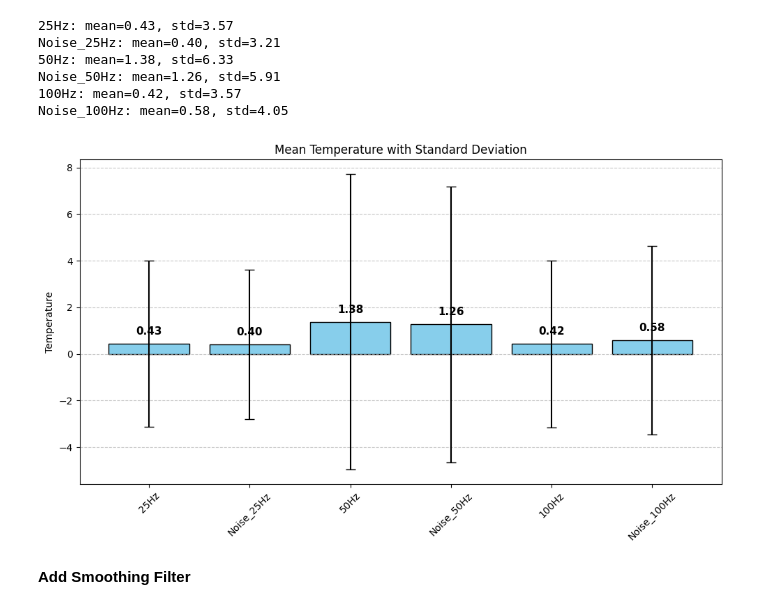
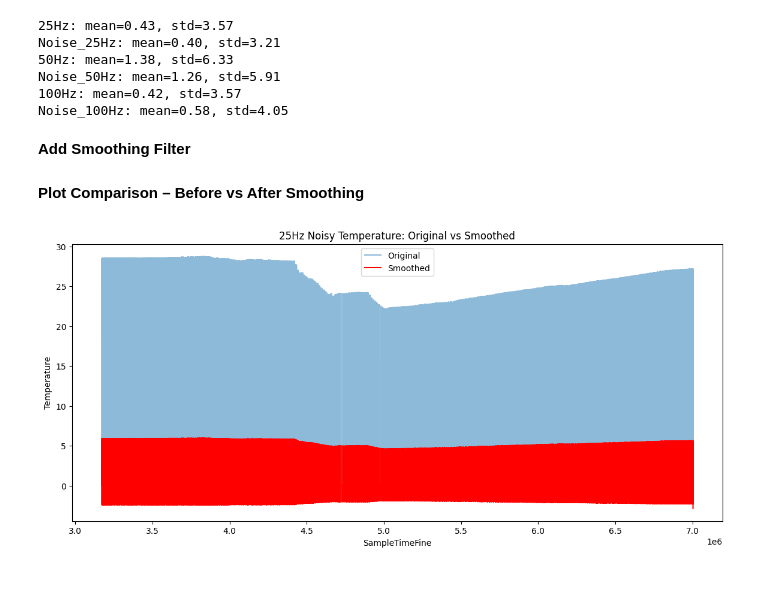
Before and after one commit to Samplergithub769/mtu-xsens-imu-Sensor, a Jupyter notebook: mtu_xsens_imu_Sensor.ipynb, the cells around one changed output. Cells and saved outputs as stored; diff of their text form; code cells hidden in the pictures; blank space fills up the shorter version.

```diff
--- a/mtu_xsens_imu_Sensor.ipynb
+++ b/mtu_xsens_imu_Sensor.ipynb
@@ -153,41 +155,3 @@ Noise_25Hz: mean=0.40, std=3.21
 Noise_50Hz: mean=1.26, std=5.91
 100Hz: mean=0.42, std=3.57
 Noise_100Hz: mean=0.58, std=4.05
-# %%
-import matplotlib.pyplot as plt
-import numpy as np
-
-# Prepare data
-labels = ['25Hz', 'Noise_25Hz', '50Hz', 'Noise_50Hz', '100Hz', 'Noise_100Hz']
-means = [
-    df_25hz['Temperature'].mean(), df_noise_25hz['Temperature'].mean(),
-    df_50hz['Temperature'].mean(), df_noise_50hz['Temperature'].mean(),
-    df_100hz['Temperature'].mean(), df_noise_100hz['Temperature'].mean()
-]
-stds = [
-    df_25hz['Temperature'].std(), df_noise_25hz['Temperature'].std(),
-    df_50hz['Temperature'].std(), df_noise_50hz['Temperature'].std(),
-    df_100hz['Temperature'].std(), df_noise_100hz['Temperature'].std()
-]
-
-# Create plot
-x = np.arange(len(labels))
-plt.figure(figsize=(10, 6))
-bars = plt.bar(x, means, yerr=stds, capsize=5, color='skyblue', edgecolor='black')
-
-# Add data labels: centered and slightly higher for visibility
-for bar, mean in zip(bars, means):
-    bar_x_center = bar.get_x() + bar.get_width() / 2
-    bar_height = bar.get_height()
-    plt.text(bar_x_center, bar_height + 0.3, f'{mean:.2f}',
-             ha='center', va='bottom', fontsize=11, fontweight='bold', color='black')
-
-# Final plot settings
-plt.xticks(x, labels, rotation=45)
-plt.ylabel("Temperature")
-plt.title("Mean Temperature with Standard Deviation")
-plt.grid(axis='y', linestyle='--', alpha=0.7)
-plt.tight_layout()
-plt.show()
-# %% [output]
-[figure, removed]
@@ -194,2 +162,25 @@ plt.show()
 # %% [markdown]
 **Add Smoothing Filter**
+# %%
+# Use Savitzky-Golay filter or rolling mean to reduce erratic spikes.
+from scipy.signal import savgol_filter
+
+# Example for 25Hz noisy data
+df_noise_25hz['Temperature_Smoothed'] = savgol_filter(df_noise_25hz['Temperature'], window_length=11, polyorder=2)
+
+# Do the same for 50Hz and 100Hz
+df_noise_50hz['Temperature_Smoothed'] = savgol_filter(df_noise_50hz['Temperature'], 11, 2)
+df_noise_100hz['Temperature_Smoothed'] = savgol_filter(df_noise_100hz['Temperature'], 11, 2)
+# %% [markdown]
+**Plot Comparison – Before vs After Smoothing**
+# %%
+plt.figure(figsize=(14, 6))
+plt.plot(df_noise_25hz['SampleTimeFine'], df_noise_25hz['Temperature'], label='Original', alpha=0.5)
+plt.plot(df_noise_25hz['SampleTimeFine'], df_noise_25hz['Temperature_Smoothed'], label='Smoothed', color='red')
+plt.title("25Hz Noisy Temperature: Original vs Smoothed")
+plt.xlabel("SampleTimeFine")
+plt.ylabel("Temperature")
+plt.legend()
+plt.show()
+# %% [output]
+[figure, added]
```
Also changed, not shown: parts of 6 cells of this notebook.
